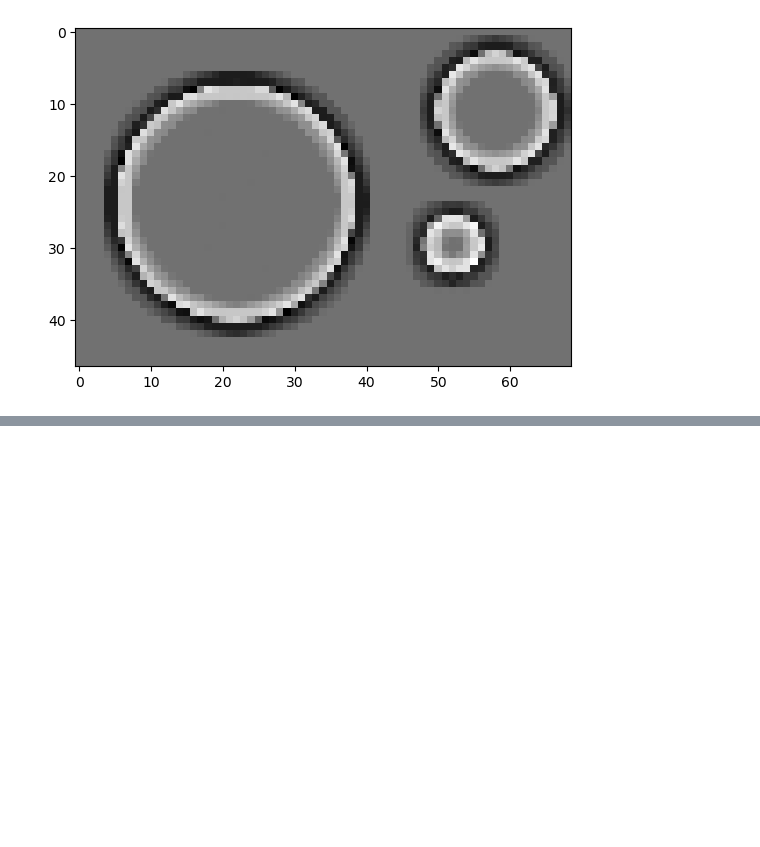
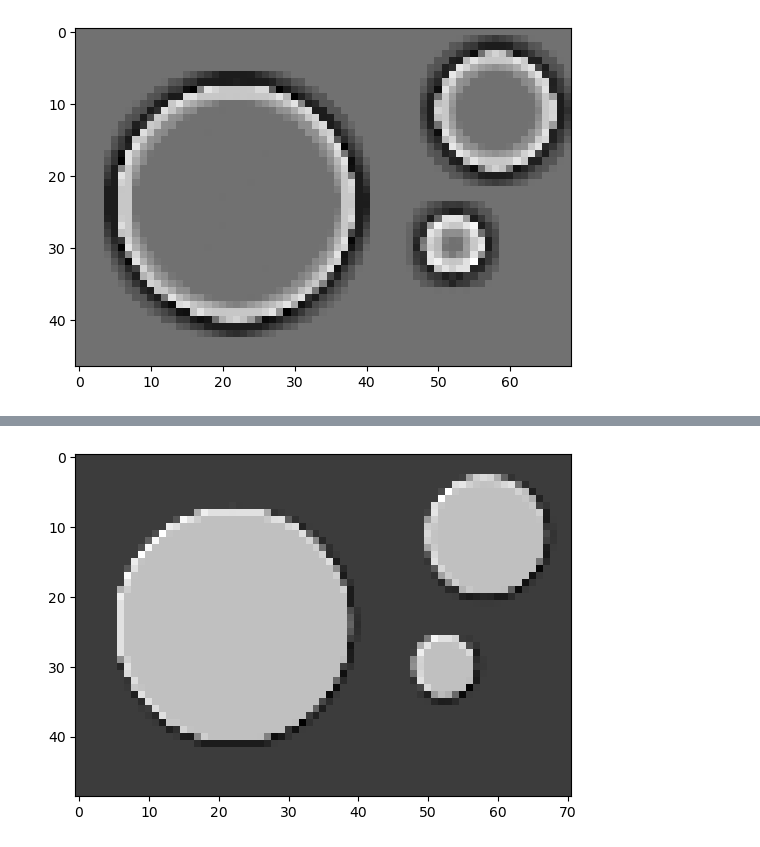
Before and after one commit to chFleschutz/computer-vision, a Jupyter notebook: down-up-sampling.ipynb, the cells around one changed output, grey strips where cells are left out. Drawn from its saved outputs; the diff is of its cells as text; code cells hidden in the pictures; blank space fills up the shorter version.

```diff
--- a/down-up-sampling.ipynb
+++ b/down-up-sampling.ipynb
@@ -59,0 +70,16 @@ plt.show()
+# %%
+upsample_2_transpose = nn.ConvTranspose2d(in_channels=1, out_channels=1, kernel_size=2, stride=1, padding=1, output_padding=0, bias=False)
+
+state_dict = upsample_2_transpose.state_dict()
+assumed_weights = np.array([[0.75, -0.125], [-0.125, 0.0]], dtype=np.float32)
+
+weight_tensor = torch.from_numpy(assumed_weights).unsqueeze(0).unsqueeze(0)
+state_dict['weight'] = weight_tensor
+
+upsample_2_transpose.load_state_dict(state_dict)
+upscaled_2 = upsample_2_transpose(downscaled_1)
+
+plt.imshow(upscaled_2[0].detach(), cmap='gray')
+plt.show()
+# %% [output]
+[figure, added]
```
Also changed, not shown: parts of 2 cells of this notebook, 3 other files.
